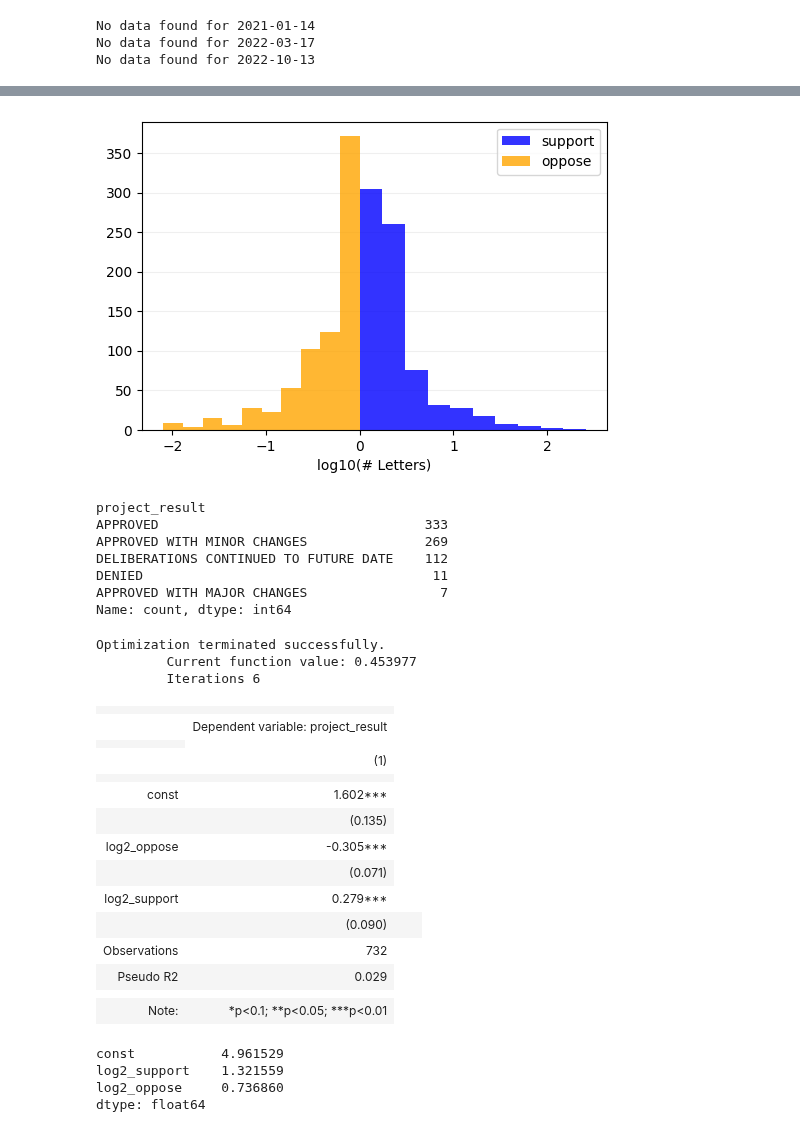
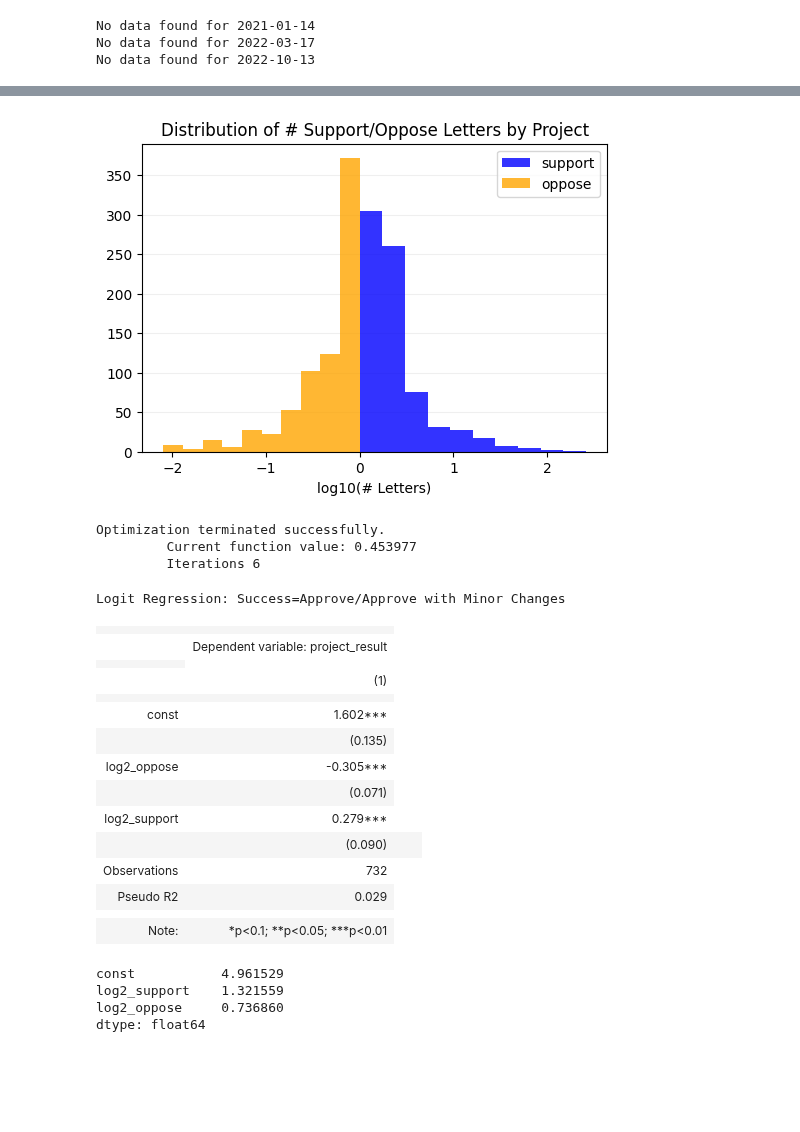
Before and after one commit to ed-kung/lacpc, a Jupyter notebook: src/notebooks/predict-outcome.ipynb, the cells around one changed output, grey strips where cells are left out. Cells and saved outputs as stored; diff of their text form; code cells hidden in the pictures; blank space fills up the shorter version.

```diff
--- a/src/notebooks/predict-outcome.ipynb
+++ b/src/notebooks/predict-outcome.ipynb
@@ -61,24 +117,15 @@ for idx, irow in df3.iterrows():
 # %%
 plt.figure(figsize=(6,4))
 plt.hist(np.log10(df3['n_support']+1), alpha=0.8, color='blue', label='support')
 plt.hist(-np.log10(df3['n_oppose']+1), alpha=0.8, color='orange', label='oppose')
 plt.xlabel('log10(# Letters)')
 plt.legend()
 plt.grid(axis='y', alpha=0.2)
 plt.gca().set_axisbelow(True)
+plt.title("Distribution of # Support/Oppose Letters by Project")
 plt.show()
 # %% [output]
-[figure, old version]
+[figure, new version]
-# %%
-df3['project_result'].value_counts()
-# %% [output]
-project_result
-APPROVED                                  333
-APPROVED WITH MINOR CHANGES               269
-DELIBERATIONS CONTINUED TO FUTURE DATE    112
-DENIED                                     11
-APPROVED WITH MAJOR CHANGES                 7
-Name: count, dtype: int64
 # %%
 df3['log2_support'] = np.log(df3['n_support']+1)/np.log(2)
 df3['log2_oppose'] = np.log(df3['n_oppose']+1)/np.log(2)
@@ -92,12 +139,13 @@ X = sm.add_constant(df3[predictors])
 model = sm.Logit(y, X).fit()
 
 sg = Stargazer([model])
-
+sg.title(title="Logit Regression: Success=Approve/Approve with Minor Changes")
 HTML(sg.render_html())
 # %% [output]
 Optimization terminated successfully.
          Current function value: 0.453977
          Iterations 6
+Logit Regression: Success=Approve/Approve with Minor Changes
 |  |  |
 |  | Dependent variable: project_result |
 |  |
```
Also changed, not shown: parts of 5 cells of this notebook, 4 other files.
